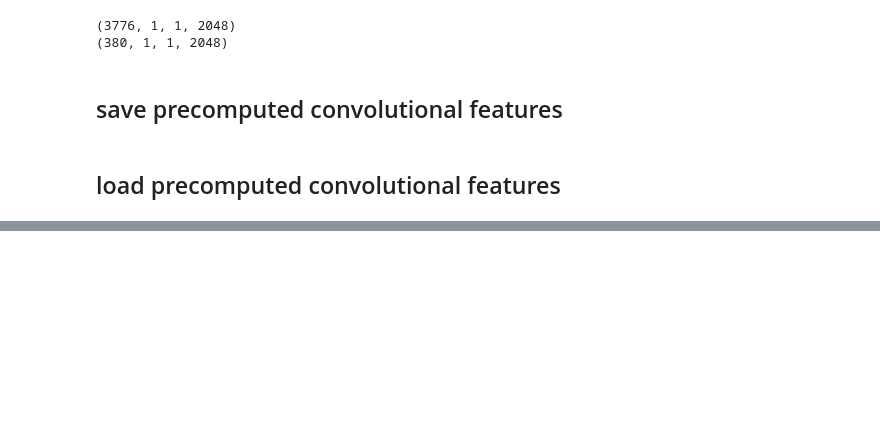
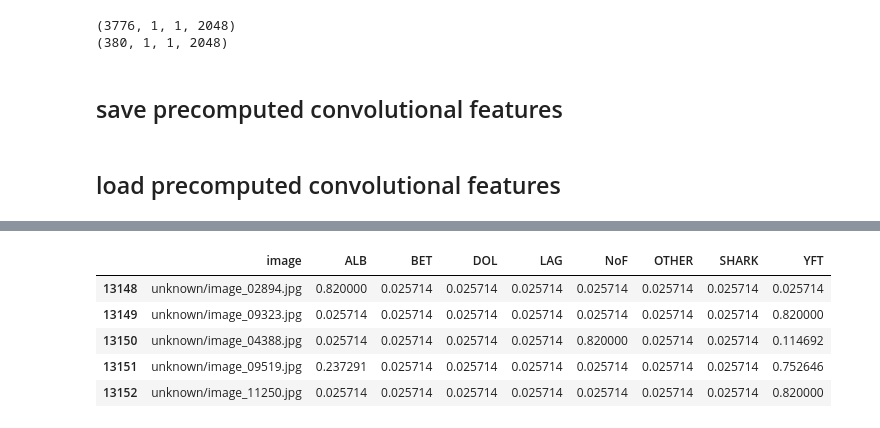
Before and after one commit to MikeHudgell/Kaggle, a Jupyter notebook: 1.0-mh-precomputed_resnet_fish.ipynb, the cells around one changed output, grey strips where cells are left out. Cells and saved outputs as stored; diff of their text form; code cells hidden in the pictures; blank space fills up the shorter version.

```diff
--- a/1.0-mh-precomputed_resnet_fish.ipynb
+++ b/1.0-mh-precomputed_resnet_fish.ipynb
@@ -436,0 +517,9 @@ ValueError: Error when checking input: expected input_7 to have shape (None, 1,
+# %%
+submission.tail()
+# %% [output]
+|  | image | ALB | BET | DOL | LAG | NoF | OTHER | SHARK | YFT |
+| 13148 | unknown/image_02894.jpg | 0.820000 | 0.025714 | 0.025714 | 0.025714 | 0.025714 | 0.025714 | 0.025714 | 0.025714 |
+| 13149 | unknown/image_09323.jpg | 0.025714 | 0.025714 | 0.025714 | 0.025714 | 0.025714 | 0.025714 | 0.025714 | 0.820000 |
+| 13150 | unknown/image_04388.jpg | 0.025714 | 0.025714 | 0.025714 | 0.025714 | 0.820000 | 0.025714 | 0.025714 | 0.114692 |
+| 13151 | unknown/image_09519.jpg | 0.237291 | 0.025714 | 0.025714 | 0.025714 | 0.025714 | 0.025714 | 0.025714 | 0.752646 |
+| 13152 | unknown/image_11250.jpg | 0.025714 | 0.025714 | 0.025714 | 0.025714 | 0.025714 | 0.025714 | 0.025714 | 0.820000 |
```
Also changed, not shown: parts of 51 cells of this notebook, 3 other files.
